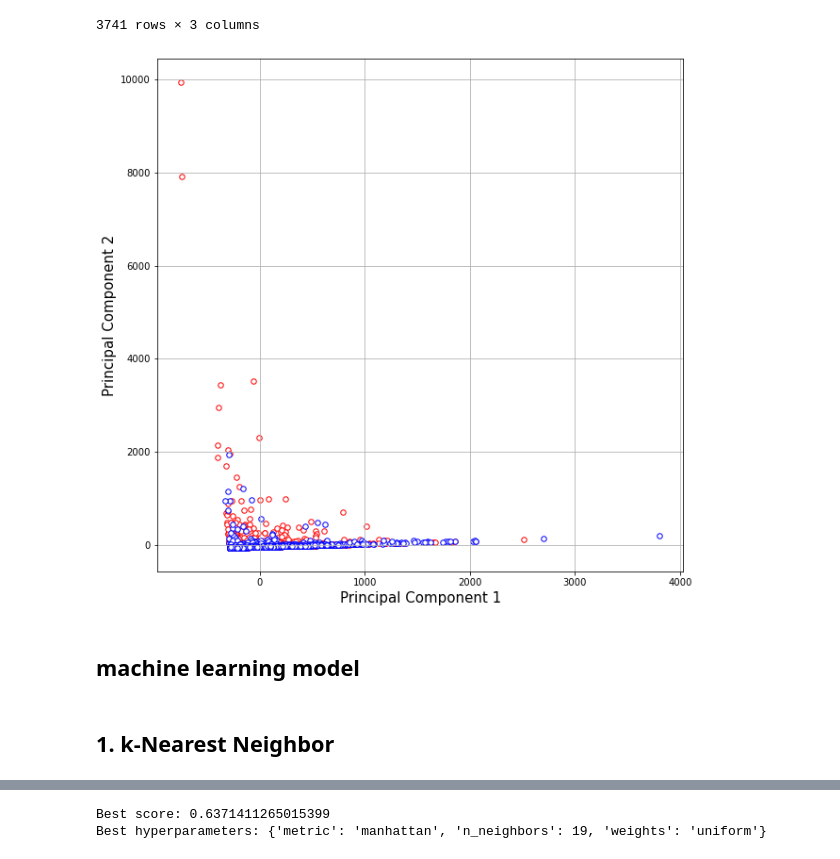
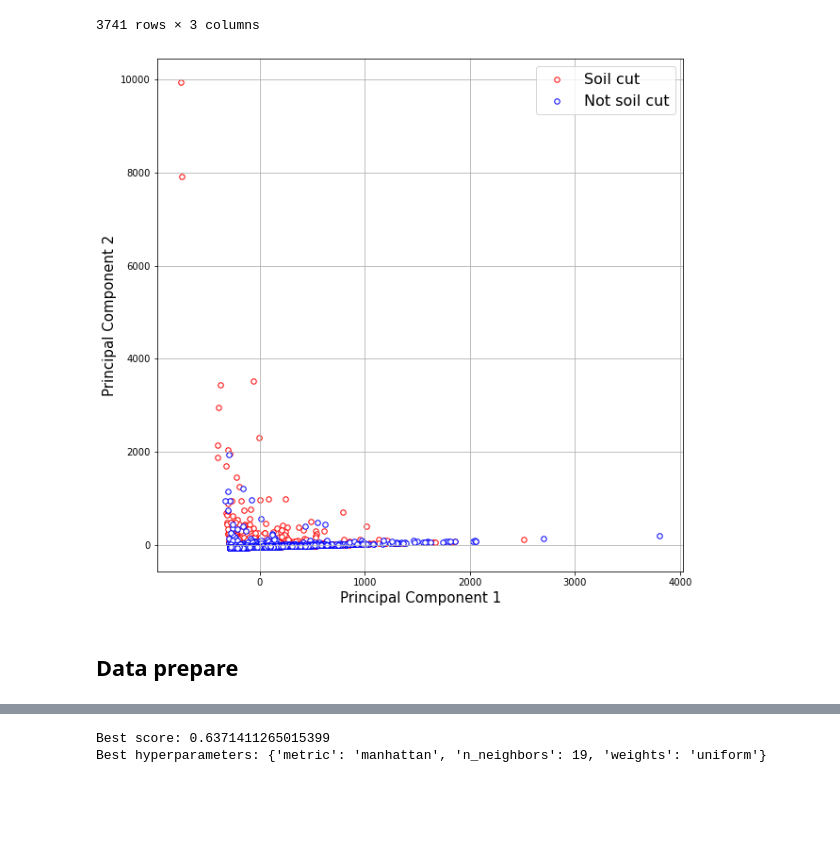
Before and after one commit to Anran0716/musa650-final, a Jupyter notebook: script/3_ML_predict cause.ipynb, the cells around one changed output, grey strips where cells are left out. Saved outputs shown, nothing was run; the diff lists cells and outputs as text; code cells hidden in the pictures; blank space fills up the shorter version.

```diff
--- a/script/3_ML_predict cause.ipynb
+++ b/script/3_ML_predict cause.ipynb
@@ -268,30 +268,28 @@ finalDf
 # %%
 fig = plt.figure(figsize = (10,10))
 ax = fig.add_subplot(1,1,1)
 ax.set_xlabel('Principal Component 1', fontsize = 15)
 ax.set_ylabel('Principal Component 2', fontsize = 15)
 # ax.set_title('2 component PCA', fontsize = 20)
 targets = [0, 1]
 colors = ['r', 'b']
 for target, color in zip(targets,colors):
     indicesToKeep = finalDf['FEATTYPE'] == target
     ax.scatter(finalDf.loc[indicesToKeep, 'principal component 1'],
                finalDf.loc[indicesToKeep, 'principal component 2'],
                c = 'white',
 #                c = color,
                edgecolors = color,
                s = 30,
 #                alpha = 0.25
               )
-#ax.legend(['Landslide','No Landslide'], fontsize =16)
+ax.legend(['Soil cut','Not soil cut'], fontsize =16)
 ax.grid()
 plt.show()
 # %% [output]
-[figure, old version]
+[figure, new version]
 # %% [markdown]
-## machine learning model
+## Data prepare
-# %% [markdown]
-##  1. k-Nearest Neighbor
 # %%
 from sklearn.linear_model import LinearRegression
 from sklearn.model_selection import train_test_split
```
Also changed, not shown: parts of 26 cells of this notebook, 3 other files.
